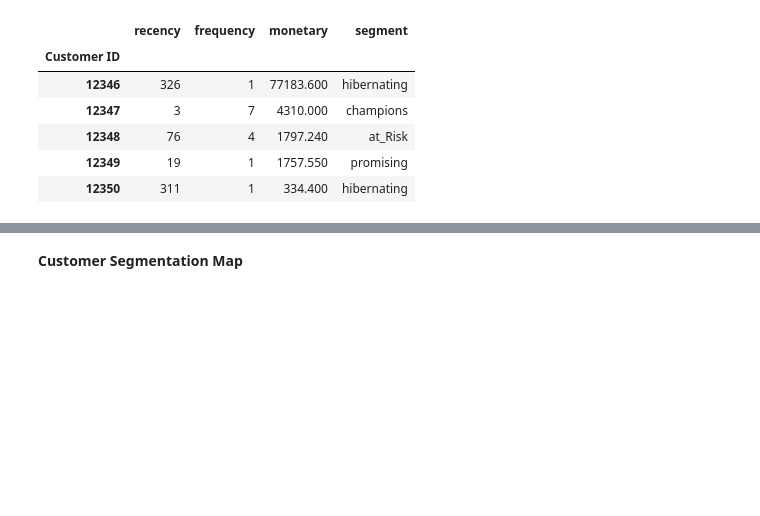
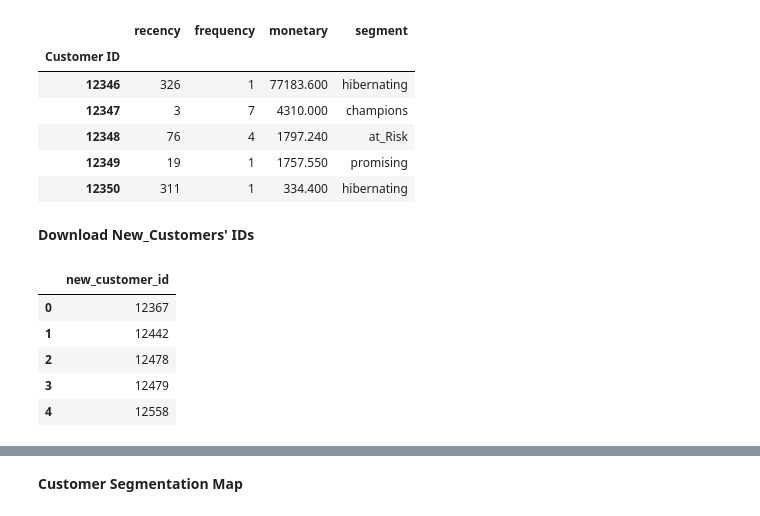
Before and after one commit to dilekdd/RFM_Analysis_II, a Jupyter notebook: rfm-analysis-ii.ipynb, the cells around one changed output, grey strips where cells are left out. Drawn from its saved outputs; the diff is of its cells as text; code cells hidden in the pictures; blank space fills up the shorter version.

```diff
--- a/rfm-analysis-ii.ipynb
+++ b/rfm-analysis-ii.ipynb
@@ -123,7 +123,7 @@ rfm.head()
 # %%
 seg_map = {r'[1-2][1-2]': 'hibernating',
            r'[1-2][3-4]': 'at_Risk',
-           r'[1-2]5': 'cant_loose',
+           r'[1-2]5': 'cant_lose',
            r'3[1-2]': 'about_to_sleep',
            r'33': 'need_attention',
            r'[3-4][4-5]': 'loyal_customers',
@@ -145,3 +145,19 @@ rfm.head()
 | 12348 | 76 | 4 | 1797.240 | at_Risk |
 | 12349 | 19 | 1 | 1757.550 | promising |
 | 12350 | 311 | 1 | 334.400 | hibernating |
+# %% [markdown]
+**Download New_Customers' IDs**
+# %%
+new_df = pd.DataFrame()
+new_df["new_customer_id"] = rfm[rfm["segment"] == "new_customers"].index
+
+new_df.head()
+
+# new_df.to_csv("new_customers.csv")
+# %% [output]
+|  | new_customer_id |
+| 0 | 12367 |
+| 1 | 12442 |
+| 2 | 12478 |
+| 3 | 12479 |
+| 4 | 12558 |
```
Also changed, not shown: parts of 3 cells of this notebook.
